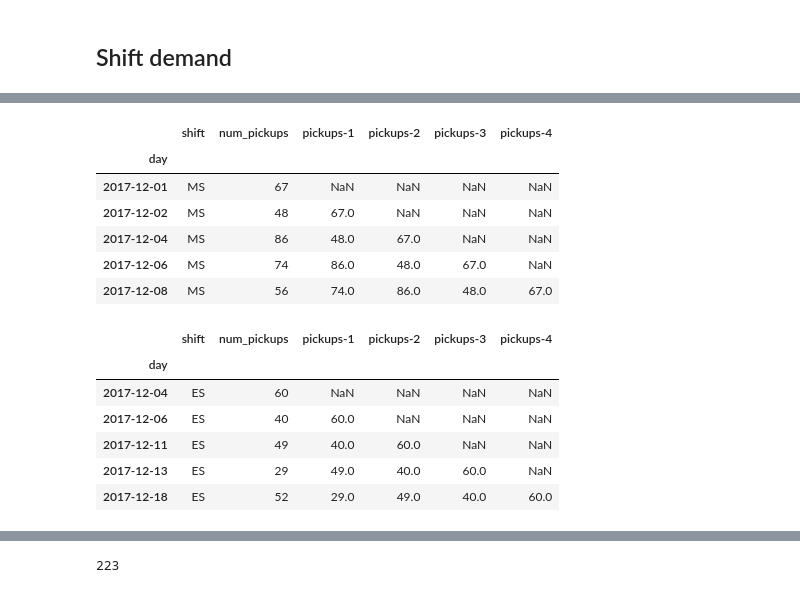
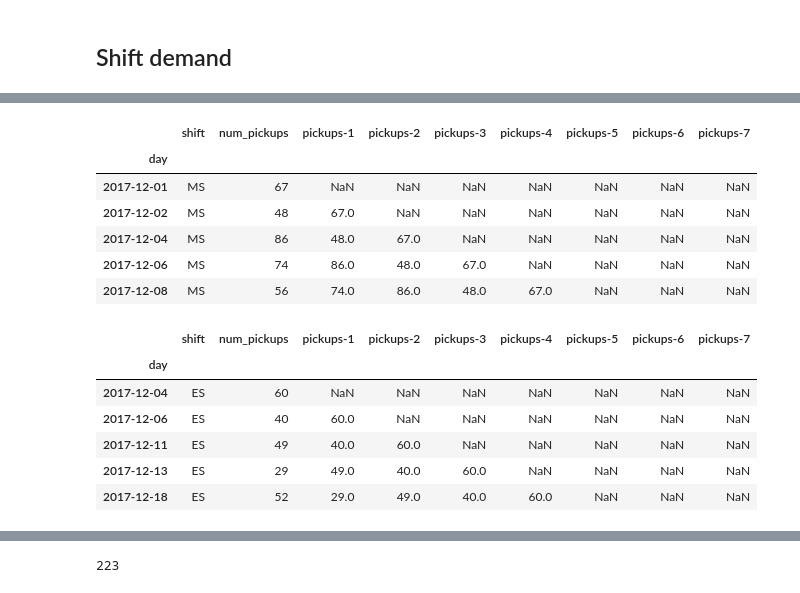
Before and after one commit to doreensacker/Forcasting-demand, a Jupyter notebook: Zipjet.ipynb, the cells around one changed output, grey strips where cells are left out. Cells and saved outputs as stored; diff of their text form; code cells hidden in the pictures.

```diff
--- a/Zipjet.ipynb
+++ b/Zipjet.ipynb
@@ -285,29 +273,29 @@ demand.head()
 # %%
 ms_demands = demand[demand['shift'] == 'MS'].sort_index()
-for i in range(1, 5):
+for i in range(1, 8):
     ms_demands["pickups-{}".format(i)] = ms_demands.num_pickups.shift(i)
 ms_demands.head()
 # %% [output]
-|  | shift | num_pickups | pickups-1 | pickups-2 | pickups-3 | pickups-4 |
-| day |  |  |  |  |  |  |
-| 2017-12-01 | MS | 67 | NaN | NaN | NaN | NaN |
-| 2017-12-02 | MS | 48 | 67.0 | NaN | NaN | NaN |
-| 2017-12-04 | MS | 86 | 48.0 | 67.0 | NaN | NaN |
-| 2017-12-06 | MS | 74 | 86.0 | 48.0 | 67.0 | NaN |
-| 2017-12-08 | MS | 56 | 74.0 | 86.0 | 48.0 | 67.0 |
+|  | shift | num_pickups | pickups-1 | pickups-2 | pickups-3 | pickups-4 | pickups-5 | pickups-6 | pickups-7 |
+| day |  |  |  |  |  |  |  |  |  |
+| 2017-12-01 | MS | 67 | NaN | NaN | NaN | NaN | NaN | NaN | NaN |
+| 2017-12-02 | MS | 48 | 67.0 | NaN | NaN | NaN | NaN | NaN | NaN |
+| 2017-12-04 | MS | 86 | 48.0 | 67.0 | NaN | NaN | NaN | NaN | NaN |
+| 2017-12-06 | MS | 74 | 86.0 | 48.0 | 67.0 | NaN | NaN | NaN | NaN |
+| 2017-12-08 | MS | 56 | 74.0 | 86.0 | 48.0 | 67.0 | NaN | NaN | NaN |
 # %%
 es_demands = demand[demand['shift'] == 'ES'].sort_index()
-for i in range(1, 5):
+for i in range(1, 8):
     es_demands["pickups-{}".format(i)] = es_demands.num_pickups.shift(i)
 es_demands.head()
 # %% [output]
-|  | shift | num_pickups | pickups-1 | pickups-2 | pickups-3 | pickups-4 |
-| day |  |  |  |  |  |  |
-| 2017-12-04 | ES | 60 | NaN | NaN | NaN | NaN |
-| 2017-12-06 | ES | 40 | 60.0 | NaN | NaN | NaN |
-| 2017-12-11 | ES | 49 | 40.0 | 60.0 | NaN | NaN |
-| 2017-12-13 | ES | 29 | 49.0 | 40.0 | 60.0 | NaN |
-| 2017-12-18 | ES | 52 | 29.0 | 49.0 | 40.0 | 60.0 |
+|  | shift | num_pickups | pickups-1 | pickups-2 | pickups-3 | pickups-4 | pickups-5 | pickups-6 | pickups-7 |
+| day |  |  |  |  |  |  |  |  |  |
+| 2017-12-04 | ES | 60 | NaN | NaN | NaN | NaN | NaN | NaN | NaN |
+| 2017-12-06 | ES | 40 | 60.0 | NaN | NaN | NaN | NaN | NaN | NaN |
+| 2017-12-11 | ES | 49 | 40.0 | 60.0 | NaN | NaN | NaN | NaN | NaN |
+| 2017-12-13 | ES | 29 | 49.0 | 40.0 | 60.0 | NaN | NaN | NaN | NaN |
+| 2017-12-18 | ES | 52 | 29.0 | 49.0 | 40.0 | 60.0 | NaN | NaN | NaN |
 # %%
 demands2 = pd.concat([ms_demands, es_demands])
 # %%
```
Also changed, not shown: parts of 43 cells of this notebook.
